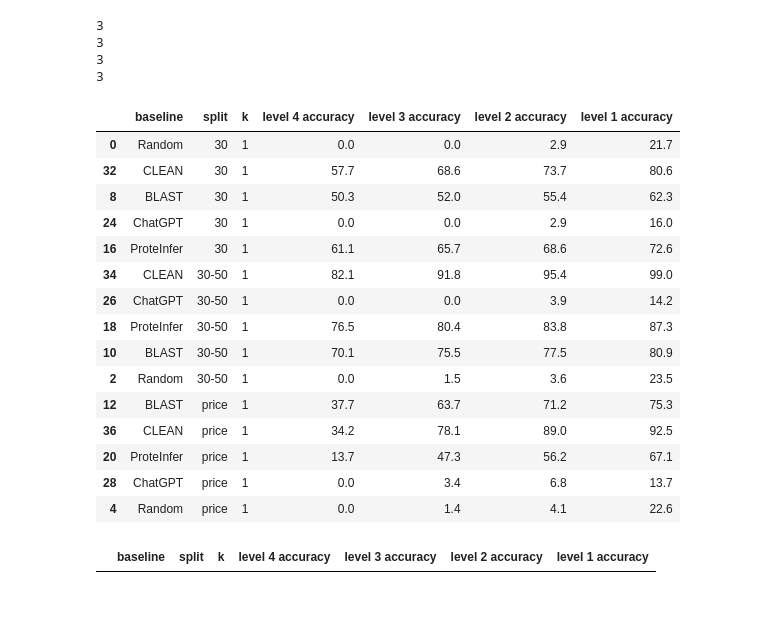
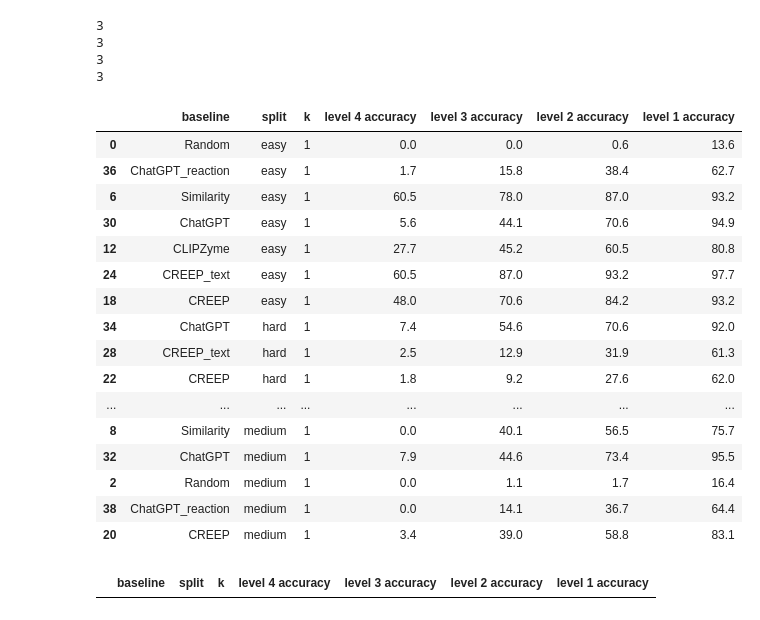
Before and after one commit to jsunn-y/CARE, a Jupyter notebook: performance_evaluation.ipynb, the cells around one changed output. Cells and saved outputs as stored; diff of their text form; code cells hidden in the pictures.

```diff
--- a/performance_evaluation.ipynb
+++ b/performance_evaluation.ipynb
@@ -137,7 +137,7 @@ for task in ['task1']:
 results = pd.DataFrame(columns=['baseline', 'split', 'k', 'level 4 accuracy', 'level 3 accuracy', 'level 2 accuracy', 'level 1 accuracy'])
 
 #load the query_df that's already been generated
-task  = 'task1'
+task  = 'task2'
 
 if task == 'task1':
     baselines = task1_baselines
@@ -197,24 +197,25 @@ for baseline in baselines:
 
             results.loc[len(results)] = [baseline, split, k, accuracies[0], accuracies[1], accuracies[2], accuracies[3]]
 # %%
-results[results['k'] == 1].sort_values(by='split')[results['split'] != 'promiscuous']
+results[results['k'] == 1].sort_values(by='split')#[results['split'] != 'promiscuous']
 # %% [output]
 |  | baseline | split | k | level 4 accuracy | level 3 accuracy | level 2 accuracy | level 1 accuracy |
-| 0 | Random | 30 | 1 | 0.0 | 0.0 | 2.9 | 21.7 |
-| 32 | CLEAN | 30 | 1 | 57.7 | 68.6 | 73.7 | 80.6 |
-| 8 | BLAST | 30 | 1 | 50.3 | 52.0 | 55.4 | 62.3 |
-| 24 | ChatGPT | 30 | 1 | 0.0 | 0.0 | 2.9 | 16.0 |
-| 16 | ProteInfer | 30 | 1 | 61.1 | 65.7 | 68.6 | 72.6 |
-| 34 | CLEAN | 30-50 | 1 | 82.1 | 91.8 | 95.4 | 99.0 |
-| 26 | ChatGPT | 30-50 | 1 | 0.0 | 0.0 | 3.9 | 14.2 |
-| 18 | ProteInfer | 30-50 | 1 | 76.5 | 80.4 | 83.8 | 87.3 |
-| 10 | BLAST | 30-50 | 1 | 70.1 | 75.5 | 77.5 | 80.9 |
-| 2 | Random | 30-50 | 1 | 0.0 | 1.5 | 3.6 | 23.5 |
-| 12 | BLAST | price | 1 | 37.7 | 63.7 | 71.2 | 75.3 |
-| 36 | CLEAN | price | 1 | 34.2 | 78.1 | 89.0 | 92.5 |
-| 20 | ProteInfer | price | 1 | 13.7 | 47.3 | 56.2 | 67.1 |
-| 28 | ChatGPT | price | 1 | 0.0 | 3.4 | 6.8 | 13.7 |
-| 4 | Random | price | 1 | 0.0 | 1.4 | 4.1 | 22.6 |
+| 0 | Random | easy | 1 | 0.0 | 0.0 | 0.6 | 13.6 |
+| 36 | ChatGPT_reaction | easy | 1 | 1.7 | 15.8 | 38.4 | 62.7 |
+| 6 | Similarity | easy | 1 | 60.5 | 78.0 | 87.0 | 93.2 |
+| 30 | ChatGPT | easy | 1 | 5.6 | 44.1 | 70.6 | 94.9 |
+| 12 | CLIPZyme | easy | 1 | 27.7 | 45.2 | 60.5 | 80.8 |
+| 24 | CREEP_text | easy | 1 | 60.5 | 87.0 | 93.2 | 97.7 |
+| 18 | CREEP | easy | 1 | 48.0 | 70.6 | 84.2 | 93.2 |
+| 34 | ChatGPT | hard | 1 | 7.4 | 54.6 | 70.6 | 92.0 |
+| 28 | CREEP_text | hard | 1 | 2.5 | 12.9 | 31.9 | 61.3 |
+| 22 | CREEP | hard | 1 | 1.8 | 9.2 | 27.6 | 62.0 |
+| ... | ... | ... | ... | ... | ... | ... | ... |
+| 8 | Similarity | medium | 1 | 0.0 | 40.1 | 56.5 | 75.7 |
+| 32 | ChatGPT | medium | 1 | 7.9 | 44.6 | 73.4 | 95.5 |
+| 2 | Random | medium | 1 | 0.0 | 1.1 | 1.7 | 16.4 |
+| 38 | ChatGPT_reaction | medium | 1 | 0.0 | 14.1 | 36.7 | 64.4 |
+| 20 | CREEP | medium | 1 | 3.4 | 39.0 | 58.8 | 83.1 |
 # %%
 results[results['k'] == 1][results['baseline'].str.contains('ChatGPT')]
 # %% [output]
```
